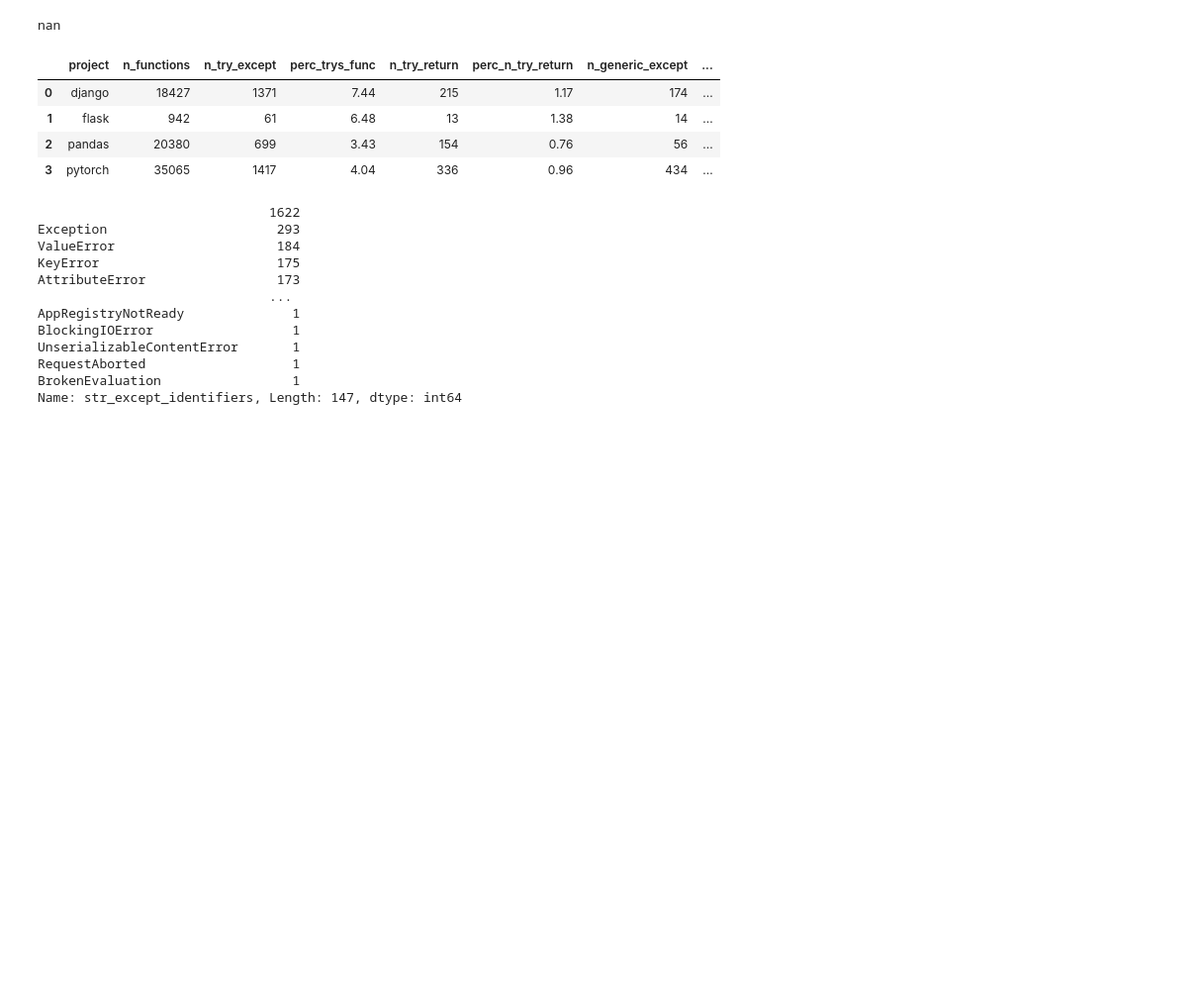
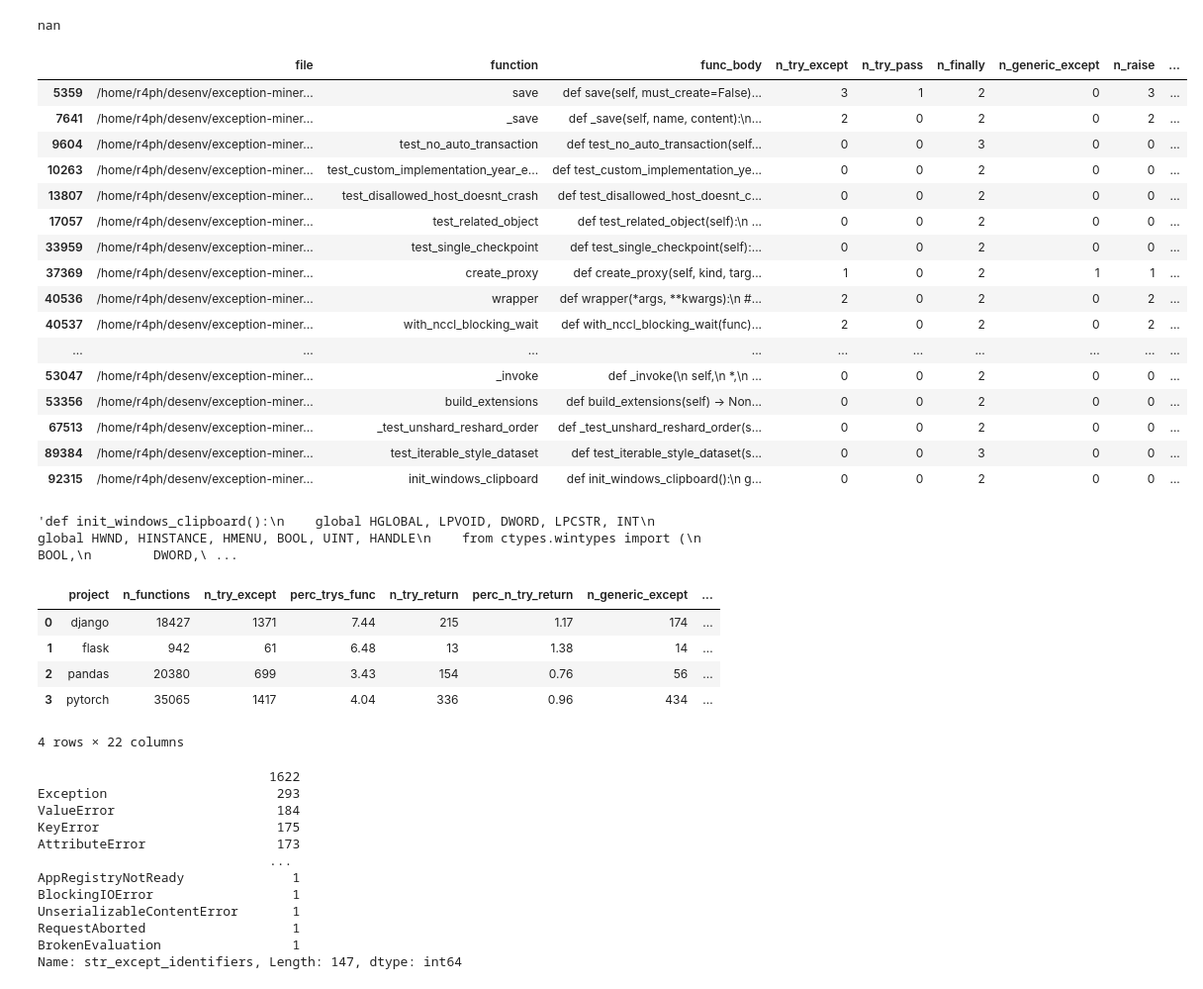
Before and after one commit to r4phael/exception-miner-multi, a Jupyter notebook: notebooks/eh_py_analysis.ipynb, the cells around one changed output. Shown at 99% size. Drawn from its saved outputs; the diff is of its cells as text; code cells hidden in the pictures; blank space fills up the shorter version.

```diff
--- a/notebooks/eh_py_analysis.ipynb
+++ b/notebooks/eh_py_analysis.ipynb
@@ -203,6 +182,30 @@ df.iloc[428,:].func_body
 df.iloc[428,:].str_except_identifiers
 # %% [output]
 nan
+# %%
+df[df['n_finally'] > 1]#.count()
+# %% [output]
+|  | file | function | func_body | n_try_except | n_try_pass | n_finally | n_generic_except | n_raise | ... |
+| 5359 | /home/r4ph/desenv/exception-miner... | save | def save(self, must_create=False)... | 3 | 1 | 2 | 0 | 3 | ... |
+| 7641 | /home/r4ph/desenv/exception-miner... | _save | def _save(self, name, content):\n... | 2 | 0 | 2 | 0 | 2 | ... |
+| 9604 | /home/r4ph/desenv/exception-miner... | test_no_auto_transaction | def test_no_auto_transaction(self... | 0 | 0 | 3 | 0 | 0 | ... |
+| 10263 | /home/r4ph/desenv/exception-miner... | test_custom_implementation_year_e... | def test_custom_implementation_ye... | 0 | 0 | 2 | 0 | 0 | ... |
+| 13807 | /home/r4ph/desenv/exception-miner... | test_disallowed_host_doesnt_crash | def test_disallowed_host_doesnt_c... | 0 | 0 | 2 | 0 | 0 | ... |
+| 17057 | /home/r4ph/desenv/exception-miner... | test_related_object | def test_related_object(self):\n ... | 0 | 0 | 2 | 0 | 0 | ... |
+| 33959 | /home/r4ph/desenv/exception-miner... | test_single_checkpoint | def test_single_checkpoint(self):... | 0 | 0 | 2 | 0 | 0 | ... |
+| 37369 | /home/r4ph/desenv/exception-miner... | create_proxy | def create_proxy(self, kind, targ... | 1 | 0 | 2 | 1 | 1 | ... |
+| 40536 | /home/r4ph/desenv/exception-miner... | wrapper | def wrapper(*args, **kwargs):\n #... | 2 | 0 | 2 | 0 | 2 | ... |
+| 40537 | /home/r4ph/desenv/exception-miner... | with_nccl_blocking_wait | def with_nccl_blocking_wait(func)... | 2 | 0 | 2 | 0 | 2 | ... |
+| ... | ... | ... | ... | ... | ... | ... | ... | ... | ... |
+| 53047 | /home/r4ph/desenv/exception-miner... | _invoke | def _invoke(\n self,\n *,\n ... | 0 | 0 | 2 | 0 | 0 | ... |
+| 53356 | /home/r4ph/desenv/exception-miner... | build_extensions | def build_extensions(self) -> Non... | 0 | 0 | 2 | 0 | 0 | ... |
+| 67513 | /home/r4ph/desenv/exception-miner... | _test_unshard_reshard_order | def _test_unshard_reshard_order(s... | 0 | 0 | 2 | 0 | 0 | ... |
+| 89384 | /home/r4ph/desenv/exception-miner... | test_iterable_style_dataset | def test_iterable_style_dataset(s... | 0 | 0 | 3 | 0 | 0 | ... |
+| 92315 | /home/r4ph/desenv/exception-miner... | init_windows_clipboard | def init_windows_clipboard():\n g... | 0 | 0 | 2 | 0 | 0 | ... |
+# %%
+df.iloc[92315, :].func_body
+# %% [output]
+'def init_windows_clipboard():\n    global HGLOBAL, LPVOID, DWORD, LPCSTR, INT\n    global HWND, HINSTANCE, HMENU, BOOL, UINT, HANDLE\n    from ctypes.wintypes import (\n        BOOL,\n        DWORD,\ ...
 # %%
 from pandasql import sqldf
 
@@ -225,8 +228,9 @@ q = """SELECT asd.project,
        asd.n_captures_broad_raise,
        ROUND((CAST(asd.n_captures_broad_raise AS FLOAT) / CAST(asd.n_raise AS FLOAT)), 4) * 100      as perc_raise_broad,
        asd.n_captures_misplaced_bare_raise,
-       ROUND((CAST(asd.n_captures_misplaced_bare_raise AS FLOAT) / CAST (asd.n_raise AS FLOAT)), 4) * 100  as perc_raise_mis_bare
-
+       ROUND((CAST(asd.n_captures_misplaced_bare_raise AS FLOAT) / CAST (asd.n_raise AS FLOAT)), 4) * 100  as perc_raise_mis_bare,
+       asd.n_finally,
+       ROUND((CAST(asd.n_finally AS FLOAT) / CAST (asd.n_try_except AS FLOAT)), 4) * 100  as perc_finally
 FROM (SELECT a.project,
              COUNT(DISTINCT a.function)                n_functions,
              SUM(a.n_try_except)                    as n_try_except,
@@ -237,7 +241,8 @@ FROM (SELECT a.project,
              SUM(a.n_captures_misplaced_bare_raise) as n_captures_misplaced_bare_raise,
              SUM(a.n_captures_broad_raise)          as n_captures_broad_raise,
              SUM(a.n_try_else)                      as n_try_else,
-             SUM(a.n_try_return)                    as n_try_return
+             SUM(a.n_try_return)                    as n_try_return,
+             SUM(a.n_finally)                       as n_finally
       FROM df a
       GROUP BY a.project) asd;"""
 sqldf(q)
@@ -247,6 +252,7 @@ sqldf(q)
 | 1 | flask | 942 | 61 | 6.48 | 13 | 1.38 | 14 | ... |
 | 2 | pandas | 20380 | 699 | 3.43 | 154 | 0.76 | 56 | ... |
 | 3 | pytorch | 35065 | 1417 | 4.04 | 336 | 0.96 | 434 | ... |
+4 rows × 22 columns
 # %%
 df_grp = sqldf(q)
 # %%
```
Also changed, not shown: parts of 26 cells of this notebook, 5 other files.
